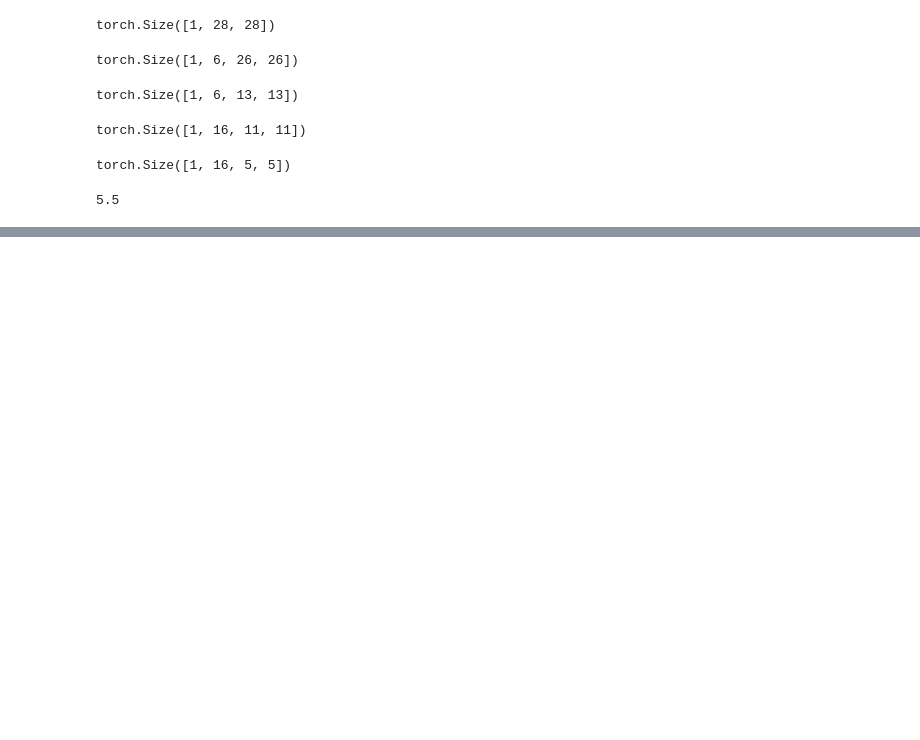
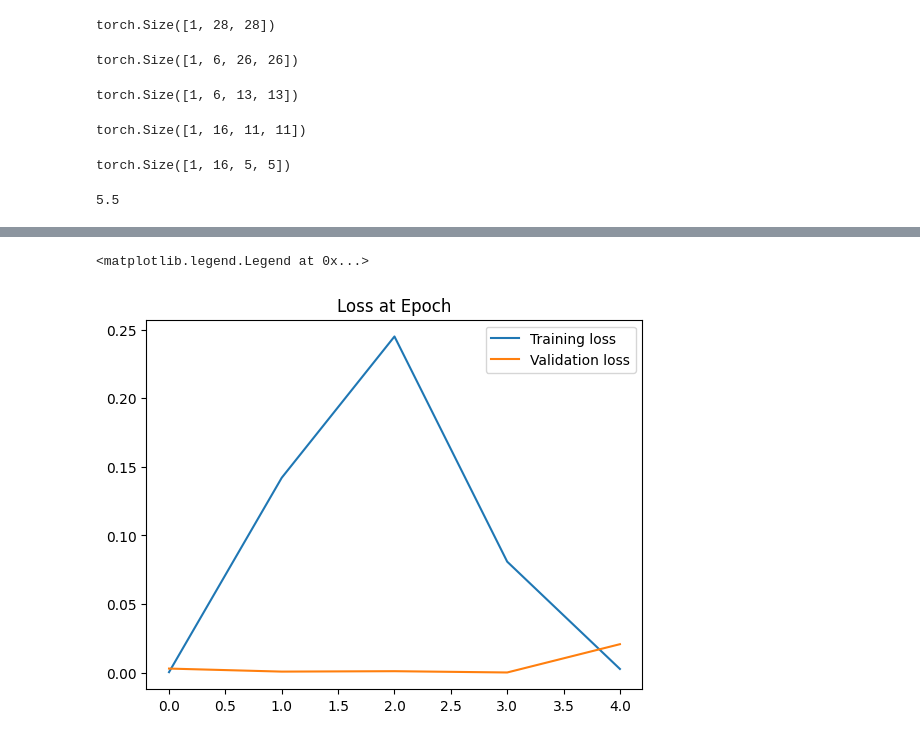
Before and after one commit to felipecacique/Pytorch-Tutorial-Youtube, a Jupyter notebook: CNN.ipynb, the cells around one changed output, grey strips where cells are left out. Cells and saved outputs as stored; diff of their text form; code cells hidden in the pictures; blank space fills up the shorter version.

```diff
--- a/CNN.ipynb
+++ b/CNN.ipynb
@@ -94,3 +94,35 @@ torch.Size([1, 16, 5, 5])
 ((28-2) / 2 - 2) / 2
 # %% [output]
 5.5
+# %%
+# Model Class
+class ConvolutionalNetwork(nn.Module):
+  def __init__(self):
+    super().__init__()
+    self.conv1 = nn.Conv2d(1,6,3,1)
+    self.conv2 = nn.Conv2d(6,16,3,1)
+    # Fully connected layer
+    self.fc1 = nn.Linear(5*5*16, 120)
+    self.fc2 = nn.Linear(120, 84)
+    self.fc3 = nn.Linear(84, 10)
+
+  def forward(self,X):
+    X = F.relu(self.conv1(X))
+    X = F.max_pool2d(X,2,2) # 2x2 kernel and stride 2
+    # Second Pass
+    X = F.relu(self.conv2(X))
+    X = F.max_pool2d(X,2,2) # 2x2 kernel and stride 2
+
+    # Re-View to flatten it out
+    X = X.view(-1, 16*5*5) # negative one so that we can vary the batch size
+
+    # Fully connected layers
+    X = F.relu(self.fc1(X))
+    X = F.relu(self.fc2(X))
+    X = self.fc3(X)
+    return F.log_softmax(X, dim=1)
+# %%
+# Create an instance of our model
+torch.manual_seed(41)
+model = ConvolutionalNetwork()
+model
@@ -96,0 +137,4 @@ torch.Size([1, 16, 5, 5])
+# %%
+# Loss function optimizer
+criterion = nn.CrossEntropyLoss()
+optimizer = torch.optim.Adam(model.parameters(), lr=0.001) # Smaller the learning rate, longer its gonna take to train
@@ -96,0 +213,10 @@ torch.Size([1, 16, 5, 5])
+# %%
+# Graph the loss at epoch
+train_losses = [tl.item() for tl in train_losses]
+plt.plot(train_losses, label="Training loss")
+plt.plot(test_losses, label="Validation loss")
+plt.title("Loss at Epoch")
+plt.legend()
+# %% [output]
+<matplotlib.legend.Legend at 0x...>
+[figure, added]
```
Also changed, not shown: parts of 14 cells of this notebook.
